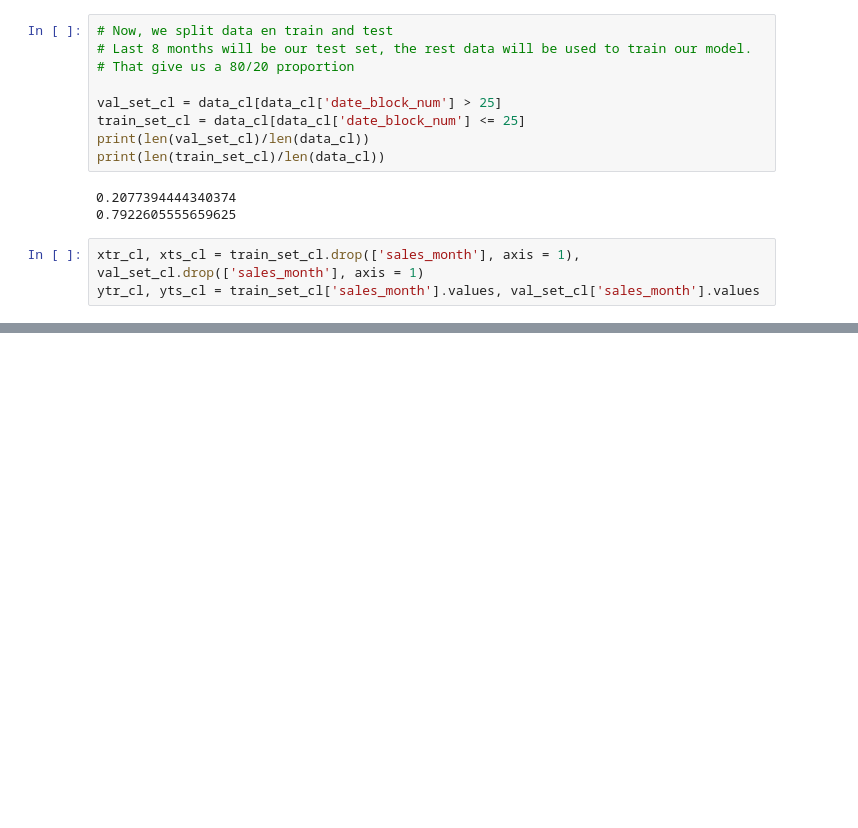
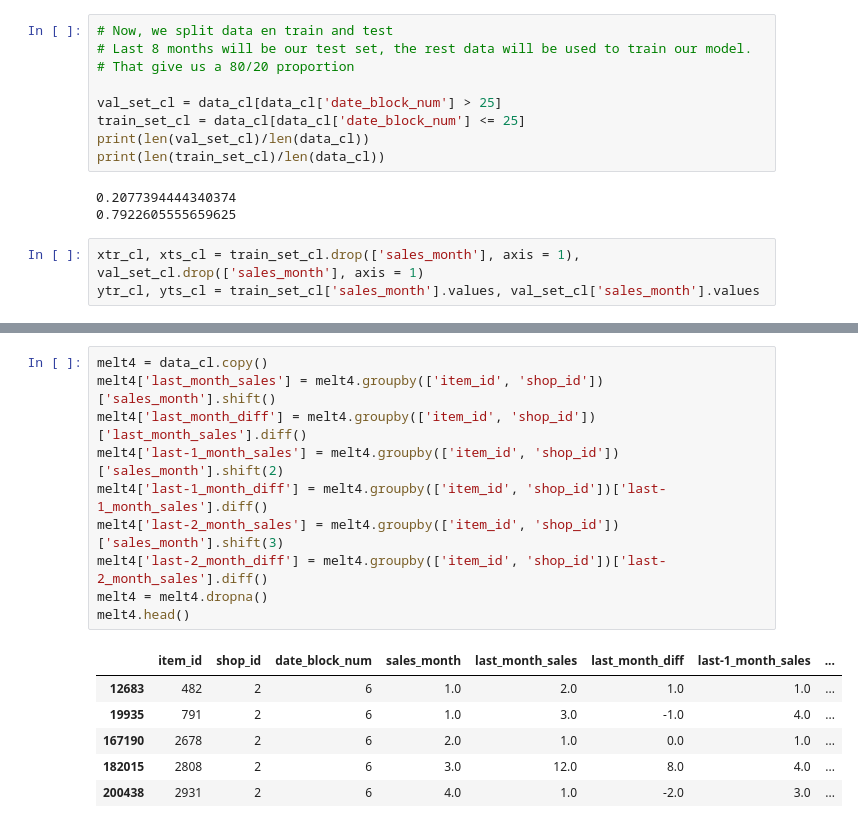
Before and after one commit to FutureAndroidLearn/coursera-kaggle-project, a Jupyter notebook: 03_ModelingRF.ipynb, the cells around one changed output, grey strips where cells are left out. Cells and saved outputs as stored; diff of their text form; blank space fills up the shorter version.

```diff
--- a/03_ModelingRF.ipynb
+++ b/03_ModelingRF.ipynb
@@ -314,0 +302,17 @@ rmse_cl
+# %%
+melt4 = data_cl.copy()
+melt4['last_month_sales'] = melt4.groupby(['item_id', 'shop_id'])['sales_month'].shift()
+melt4['last_month_diff'] = melt4.groupby(['item_id', 'shop_id'])['last_month_sales'].diff()
+melt4['last-1_month_sales'] = melt4.groupby(['item_id', 'shop_id'])['sales_month'].shift(2)
+melt4['last-1_month_diff'] = melt4.groupby(['item_id', 'shop_id'])['last-1_month_sales'].diff()
+melt4['last-2_month_sales'] = melt4.groupby(['item_id', 'shop_id'])['sales_month'].shift(3)
+melt4['last-2_month_diff'] = melt4.groupby(['item_id', 'shop_id'])['last-2_month_sales'].diff()
+melt4 = melt4.dropna()
+melt4.head()
+# %% [output]
+|  | item_id | shop_id | date_block_num | sales_month | last_month_sales | last_month_diff | last-1_month_sales | ... |
+| 12683 | 482 | 2 | 6 | 1.0 | 2.0 | 1.0 | 1.0 | ... |
+| 19935 | 791 | 2 | 6 | 1.0 | 3.0 | -1.0 | 4.0 | ... |
+| 167190 | 2678 | 2 | 6 | 2.0 | 1.0 | 0.0 | 1.0 | ... |
+| 182015 | 2808 | 2 | 6 | 3.0 | 12.0 | 8.0 | 4.0 | ... |
+| 200438 | 2931 | 2 | 6 | 4.0 | 1.0 | -2.0 | 3.0 | ... |
```
Also changed, not shown: parts of 55 cells of this notebook.
